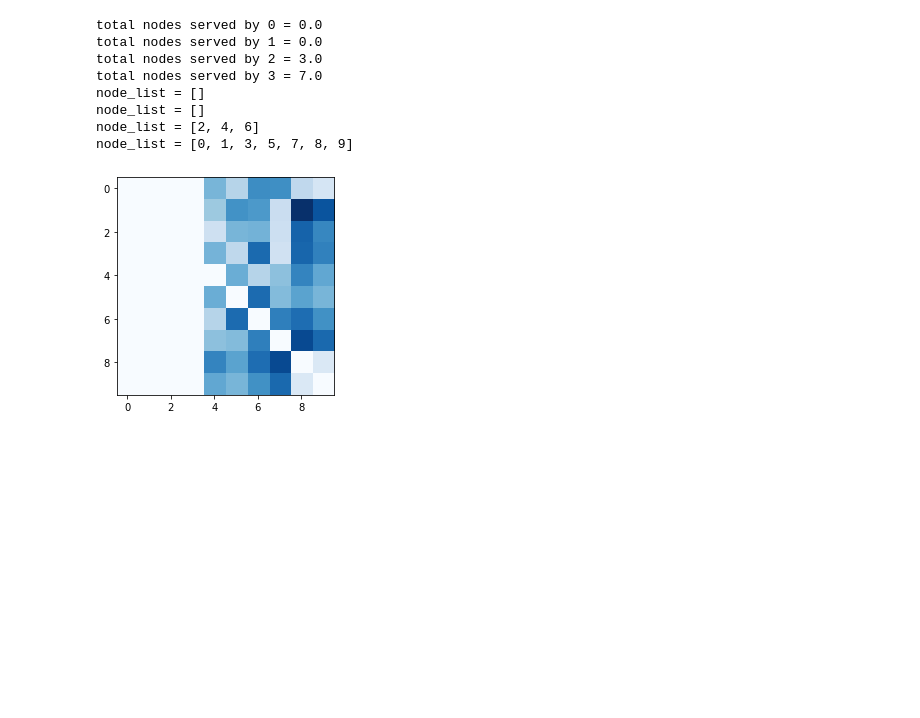
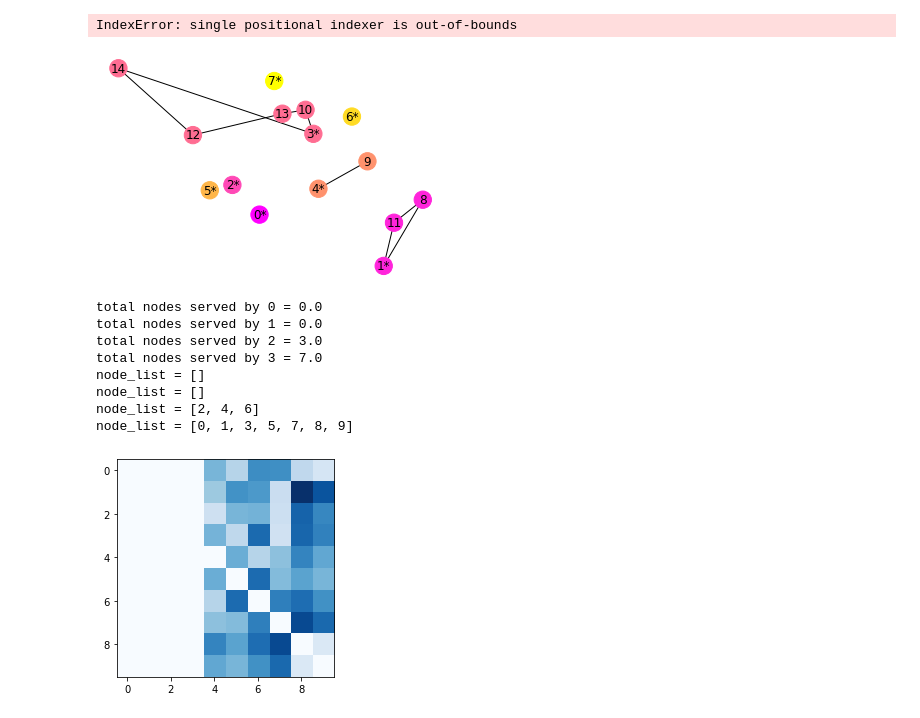
Before and after one commit to pabloazurduy/vrp-example, a Jupyter notebook: vrp.ipynb, the cells around one changed output. Saved outputs shown, nothing was run; the diff lists cells and outputs as text; code cells hidden in the pictures; blank space fills up the shorter version.

```diff
--- a/vrp.ipynb
+++ b/vrp.ipynb
@@ -266,3 +299,13 @@ print([k for k in x.keys() if x[k].x==1])
+# %%
+vrp_instance = VRPInstance.generate_random_xy_instance(n_nodes = 15,
+                                                       n_trucks=8,
+                                                       starting_nodes='default')
+
+x, y, u, model  = find_optimal_solution(vrp_instance, objective_function='min_distance')
+vrp_instance.plot_solution(x, y, file_name = 'min_distance.png')
+# %% [output]
+IndexError: single positional indexer is out-of-bounds
+[figure, added]
 # %%
 # generate a instance
 vrp_instance = VRPInstance.generate_random_xy_instance(n_nodes = 10,
```
Also changed, not shown: parts of 6 cells of this notebook, 2 other files.
